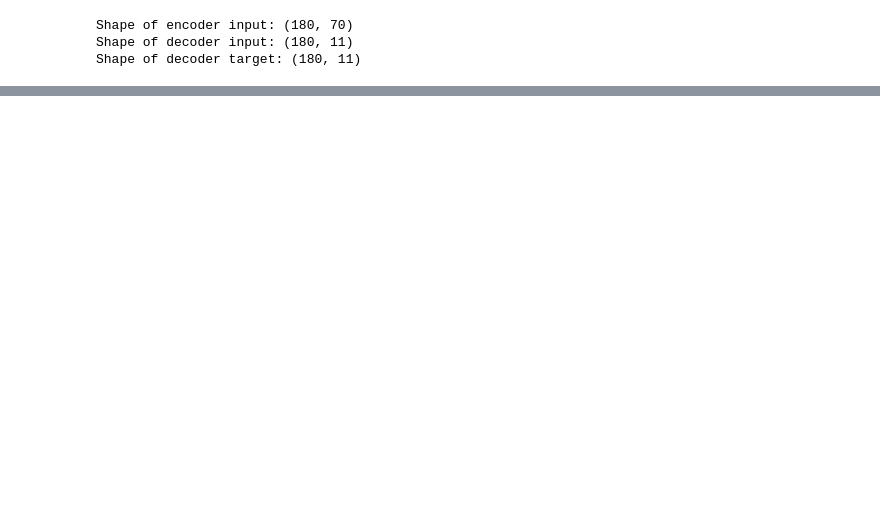
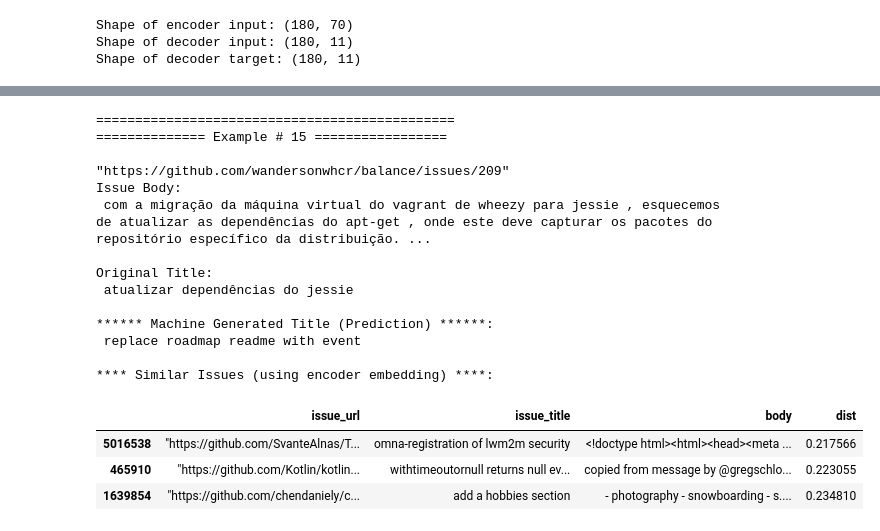
Before and after one commit to sanjitk7/textSummarisationGithubIssues, a Jupyter notebook: textSummarisation.ipynb, the cells around one changed output, grey strips where cells are left out. Cells and saved outputs as stored; diff of their text form; code cells hidden in the pictures; blank space fills up the shorter version.

```diff
--- a/textSummarisation.ipynb
+++ b/textSummarisation.ipynb
@@ -220,0 +241,14 @@ AttributeError: ignored
+# %%
+from keras.callbacks import CSVLogger, ModelCheckpoint
+
+script_name_base = 'tutorial_seq2seq'
+csv_logger = CSVLogger('{:}.log'.format(script_name_base))
+model_checkpoint = ModelCheckpoint('{:}.epoch{{epoch:02d}}-val{{val_loss:.5f}}.hdf5'.format(script_name_base),
+                                   save_best_only=True)
+
+batch_size = 1200
+epochs = 7
+history = seq2seq_Model.fit([encoder_input_data, decoder_input_data], np.expand_dims(decoder_target_data, -1),
+          batch_size=batch_size,
+          epochs=epochs,
+          validation_split=0.12, callbacks=[csv_logger, model_checkpoint])
@@ -220,0 +320,8 @@ AttributeError: ignored
+# %%
+%reload_ext autoreload
+%autoreload 2
+from seq2seq_utils import Seq2Seq_Inference
+seq2seq_inf_rec = Seq2Seq_Inference(encoder_preprocessor=body_pp,
+                                    decoder_preprocessor=title_pp,
+                                    seq2seq_model=seq2seq_Model)
+recsys_annoyobj = seq2seq_inf_rec.prepare_recommender(all_data_vectorized, all_data_df)
@@ -220,0 +331,21 @@ AttributeError: ignored
+# %%
+seq2seq_inf_rec.demo_model_predictions(n=1, issue_df=testdf, threshold=1)
+# %% [output]
+==============================================
+============== Example # 15 =================
+
+"https://github.com/wandersonwhcr/balance/issues/209"
+Issue Body:
+ com a migração da máquina virtual do vagrant de wheezy para jessie , esquecemos de atualizar as dependências do apt-get , onde este deve capturar os pacotes do repositório específico da distribuição. ...
+
+Original Title:
+ atualizar dependências do jessie
+
+****** Machine Generated Title (Prediction) ******:
+ replace roadmap readme with event
+
+**** Similar Issues (using encoder embedding) ****:
+|  | issue_url | issue_title | body | dist |
+| 5016538 | "https://github.com/SvanteAlnas/T... | omna-registration of lwm2m security | <!doctype html><html><head><meta ... | 0.217566 |
+| 465910 | "https://github.com/Kotlin/kotlin... | withtimeoutornull returns null ev... | copied from message by @gregschlo... | 0.223055 |
+| 1639854 | "https://github.com/chendaniely/c... | add a hobbies section | - photography - snowboarding - s.... | 0.234810 |
```
Also changed, not shown: parts of 24 cells of this notebook.
